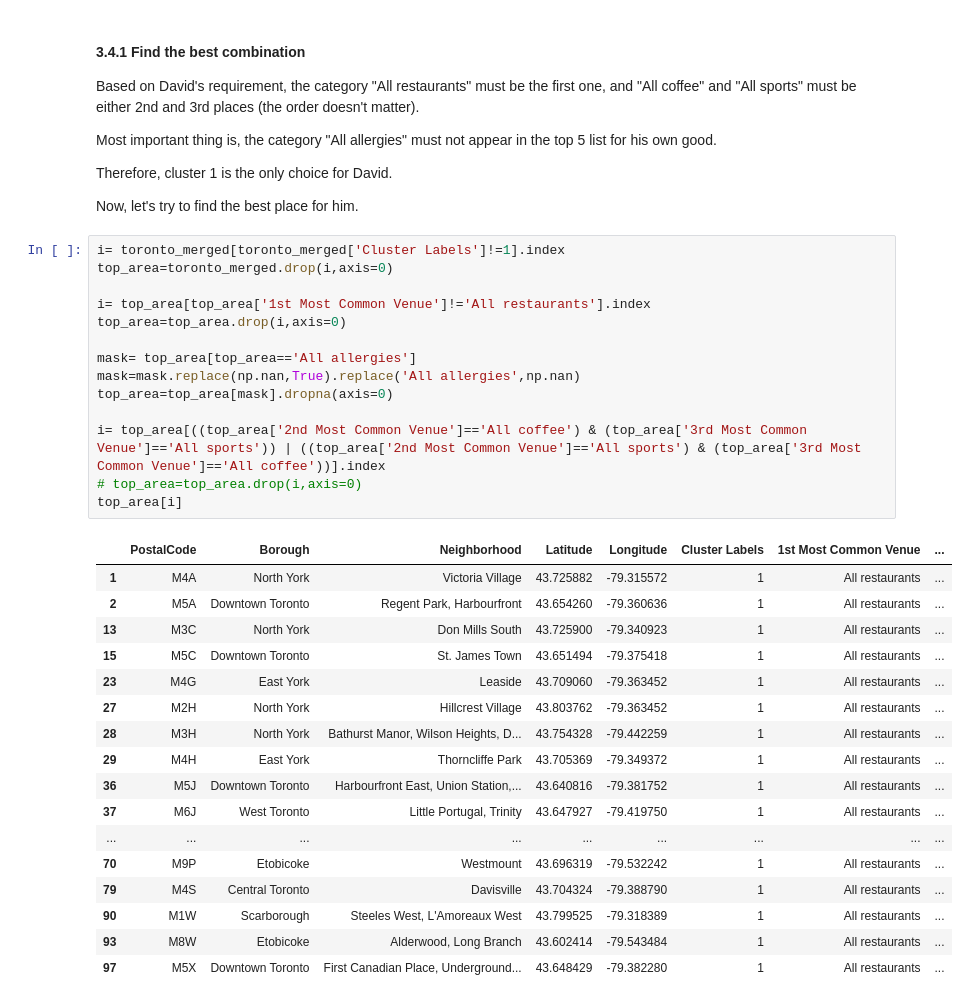
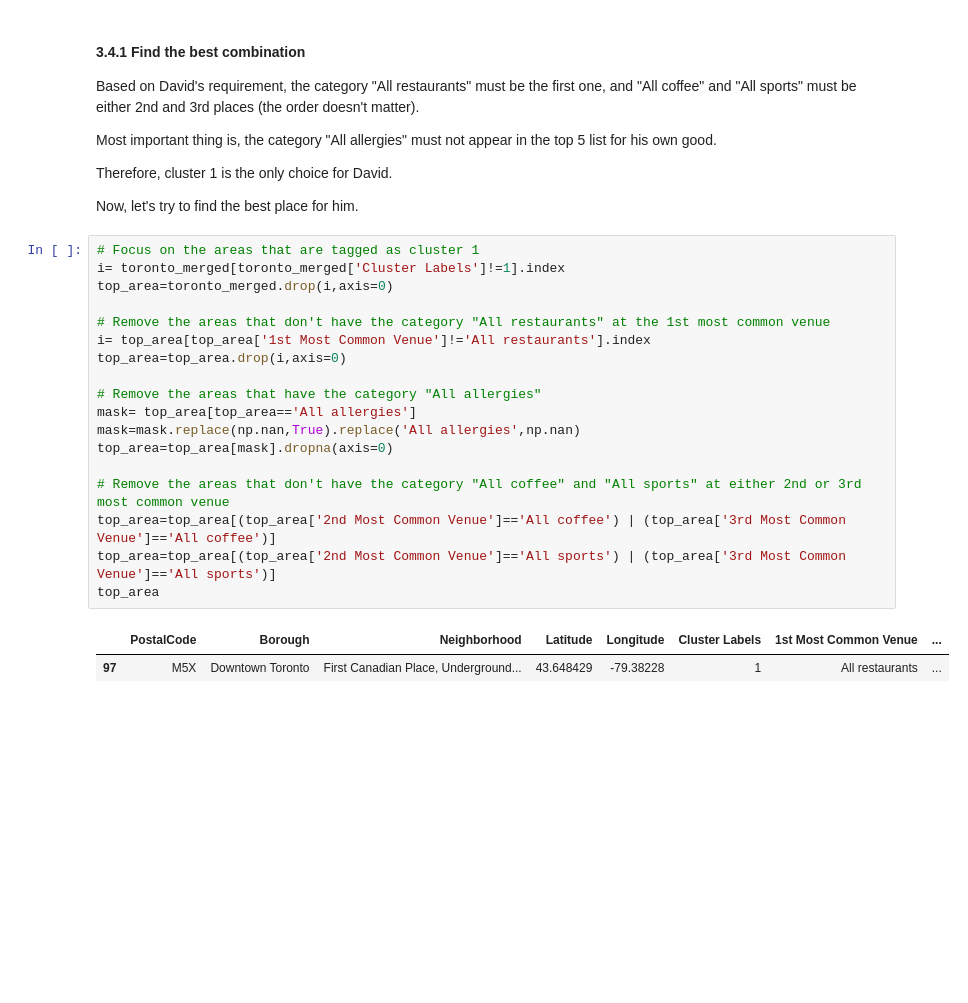
Before and after one commit to davidchen127/Coursera_Capstone, a Jupyter notebook: Final project - Find a new living area.ipynb, the cells around one changed output. Saved outputs shown, nothing was run; the diff lists cells and outputs as text; blank space fills up the shorter version.

```diff
--- a/Final project - Find a new living area.ipynb
+++ b/Final project - Find a new living area.ipynb
@@ -378,34 +378,23 @@ Therefore, cluster 1 is the only choice for David.
 
 Now, let's try to find the best place for him.
 # %%
+# Focus on the areas that are tagged as cluster 1
 i= toronto_merged[toronto_merged['Cluster Labels']!=1].index
 top_area=toronto_merged.drop(i,axis=0)
 
+# Remove the areas that don't have the category "All restaurants" at the 1st most common venue
 i= top_area[top_area['1st Most Common Venue']!='All restaurants'].index
 top_area=top_area.drop(i,axis=0)
 
+# Remove the areas that have the category "All allergies"
 mask= top_area[top_area=='All allergies']
 mask=mask.replace(np.nan,True).replace('All allergies',np.nan)
 top_area=top_area[mask].dropna(axis=0)
 
-i= top_area[((top_area['2nd Most Common Venue']=='All coffee') & (top_area['3rd Most Common Venue']=='All sports')) | ((top_area['2nd Most Common Venue']=='All sports') & (top_area['3rd Most Common Venue']=='All coffee'))].index
-# top_area=top_area.drop(i,axis=0)
-top_area[i]
+# Remove the areas that don't have the category "All coffee" and "All sports" at either 2nd or 3rd most common venue
+top_area=top_area[(top_area['2nd Most Common Venue']=='All coffee') | (top_area['3rd Most Common Venue']=='All coffee')]
+top_area=top_area[(top_area['2nd Most Common Venue']=='All sports') | (top_area['3rd Most Common Venue']=='All sports')]
+top_area
 # %% [output]
 |  | PostalCode | Borough | Neighborhood | Latitude | Longitude | Cluster Labels | 1st Most Common Venue | ... |
-| 1 | M4A | North York | Victoria Village | 43.725882 | -79.315572 | 1 | All restaurants | ... |
-| 2 | M5A | Downtown Toronto | Regent Park, Harbourfront | 43.654260 | -79.360636 | 1 | All restaurants | ... |
-| 13 | M3C | North York | Don Mills South | 43.725900 | -79.340923 | 1 | All restaurants | ... |
-| 15 | M5C | Downtown Toronto | St. James Town | 43.651494 | -79.375418 | 1 | All restaurants | ... |
-| 23 | M4G | East York | Leaside | 43.709060 | -79.363452 | 1 | All restaurants | ... |
-| 27 | M2H | North York | Hillcrest Village | 43.803762 | -79.363452 | 1 | All restaurants | ... |
-| 28 | M3H | North York | Bathurst Manor, Wilson Heights, D... | 43.754328 | -79.442259 | 1 | All restaurants | ... |
-| 29 | M4H | East York | Thorncliffe Park | 43.705369 | -79.349372 | 1 | All restaurants | ... |
-| 36 | M5J | Downtown Toronto | Harbourfront East, Union Station,... | 43.640816 | -79.381752 | 1 | All restaurants | ... |
-| 37 | M6J | West Toronto | Little Portugal, Trinity | 43.647927 | -79.419750 | 1 | All restaurants | ... |
-| ... | ... | ... | ... | ... | ... | ... | ... | ... |
-| 70 | M9P | Etobicoke | Westmount | 43.696319 | -79.532242 | 1 | All restaurants | ... |
-| 79 | M4S | Central Toronto | Davisville | 43.704324 | -79.388790 | 1 | All restaurants | ... |
-| 90 | M1W | Scarborough | Steeles West, L'Amoreaux West | 43.799525 | -79.318389 | 1 | All restaurants | ... |
-| 93 | M8W | Etobicoke | Alderwood, Long Branch | 43.602414 | -79.543484 | 1 | All restaurants | ... |
-| 97 | M5X | Downtown Toronto | First Canadian Place, Underground... | 43.648429 | -79.382280 | 1 | All restaurants | ... |
+| 97 | M5X | Downtown Toronto | First Canadian Place, Underground... | 43.648429 | -79.38228 | 1 | All restaurants | ... |
```
